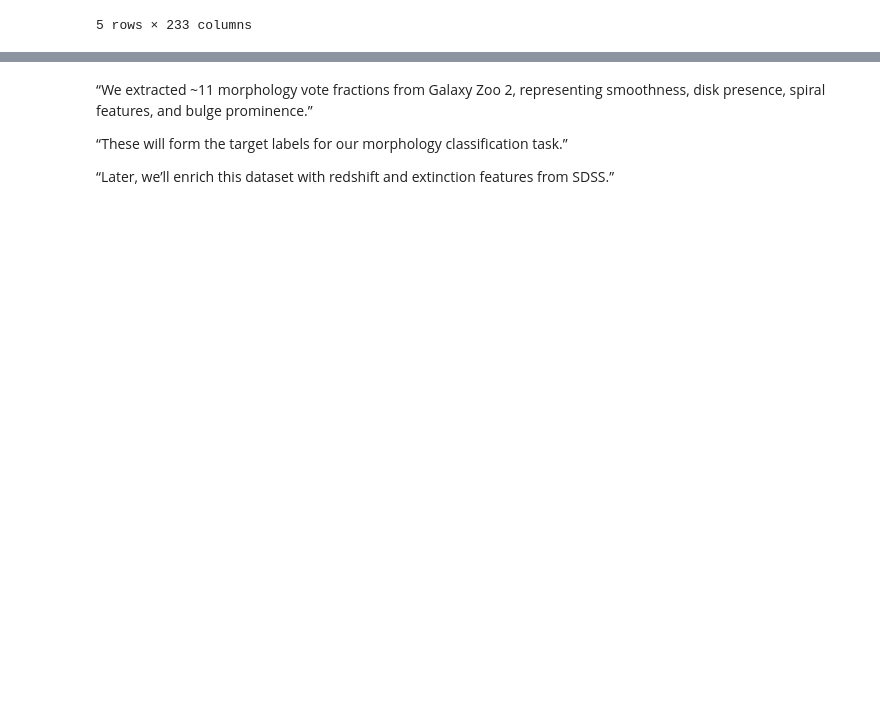
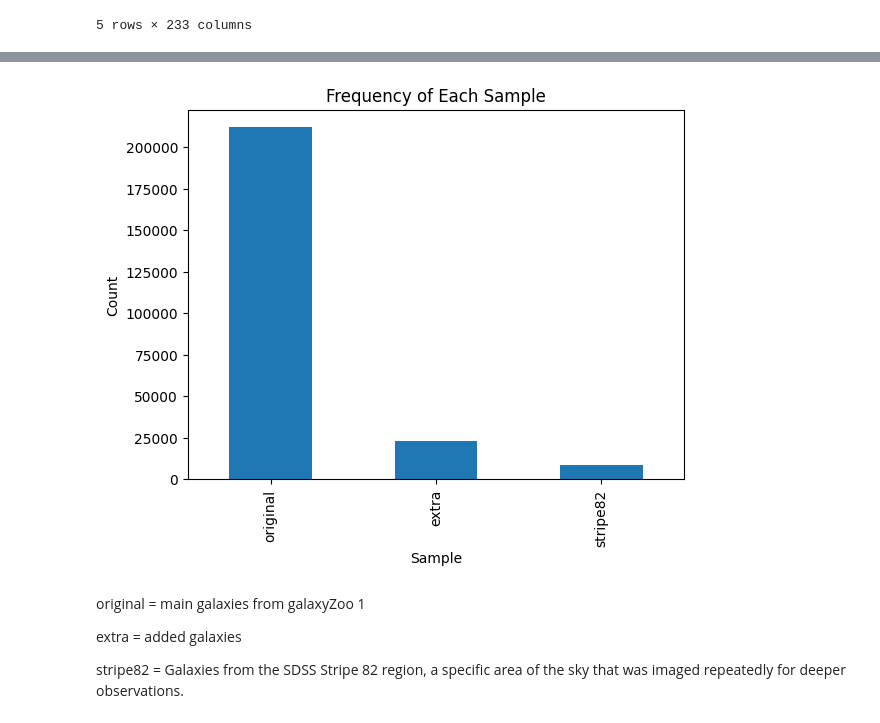
Before and after one commit to la2015-hw/Group_10, a Jupyter notebook: test.ipynb, the cells around one changed output, grey strips where cells are left out. Saved outputs shown, nothing was run; the diff lists cells and outputs as text; code cells hidden in the pictures; blank space fills up the shorter version.

Commit message:
data preprocessing and visualization done

```diff
--- a/test.ipynb
+++ b/test.ipynb
@@ -118,6 +67,0 @@ plt.show()
-# %% [markdown]
-“We extracted ~11 morphology vote fractions from Galaxy Zoo 2, representing smoothness, disk presence, spiral features, and bulge prominence.”
-
-“These will form the target labels for our morphology classification task.”
-
-“Later, we’ll enrich this dataset with redshift and extinction features from SDSS.”
@@ -123,0 +70,19 @@ plt.show()
+# %%
+import matplotlib.pyplot as plt
+
+df['sample'].value_counts().plot(kind='bar')
+
+plt.xlabel('Sample')
+plt.ylabel('Count')
+plt.title('Frequency of Each Sample')
+plt.show()
+# %% [output]
+[figure, added]
+# %% [markdown]
+original = main galaxies from galaxyZoo 1
+
+
+extra = added galaxies
+
+
+stripe82 = Galaxies from the SDSS Stripe 82 region, a specific area of the sky that was imaged repeatedly for deeper observations.
```
Also changed, not shown: parts of 24 cells of this notebook.
